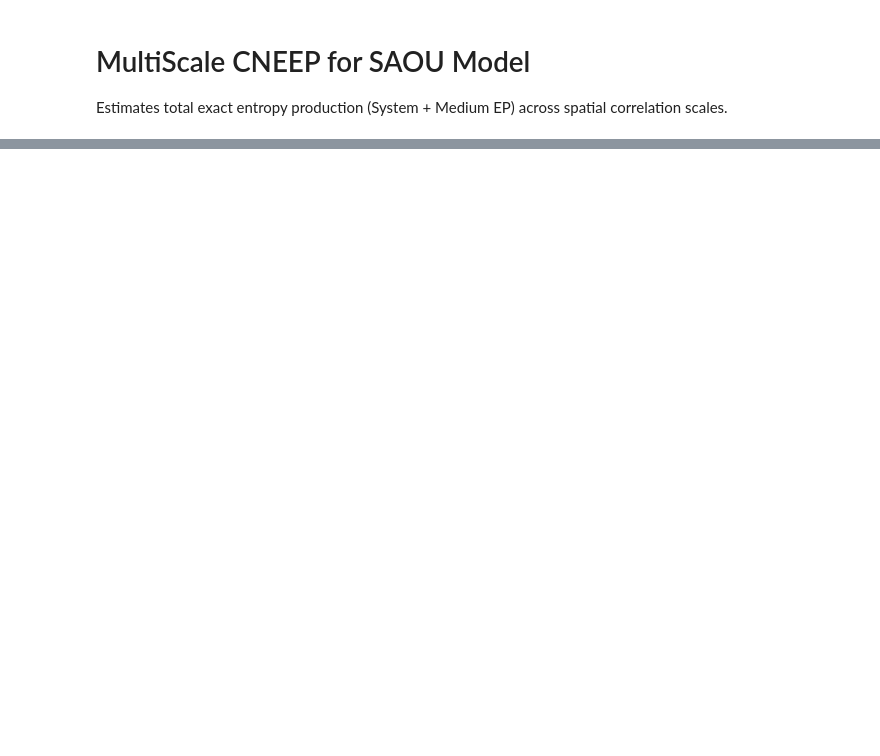
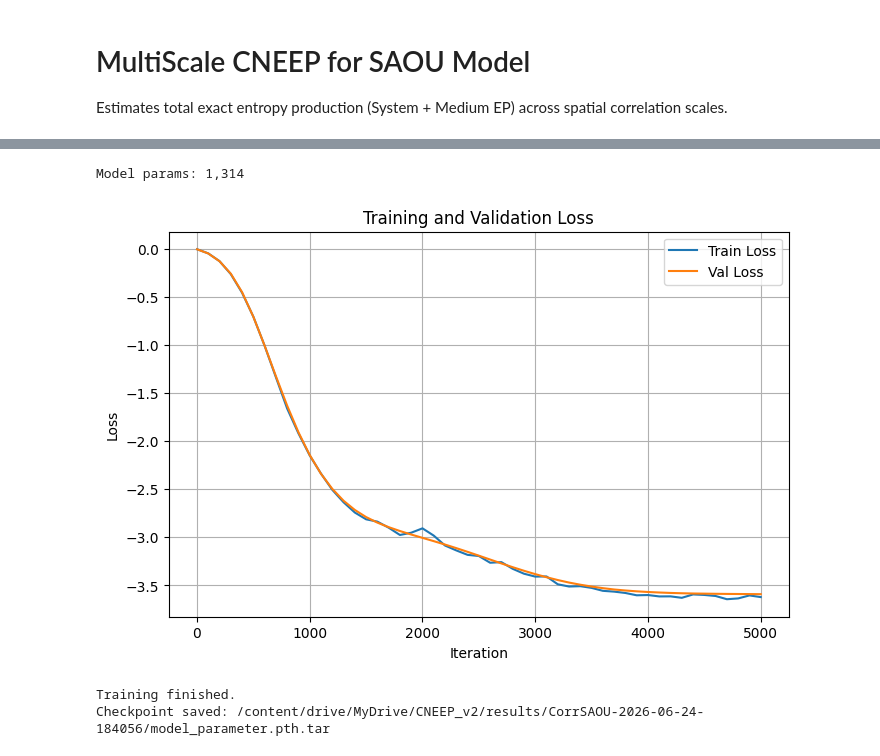
Before and after one commit to 2DHvN/CNEEP_v2, a Jupyter notebook: notebooks/Corr_SAOU.ipynb, the cells around one changed output, grey strips where cells are left out. Saved outputs shown, nothing was run; the diff lists cells and outputs as text; code cells hidden in the pictures; blank space fills up the shorter version.

```diff
--- a/notebooks/Corr_SAOU.ipynb
+++ b/notebooks/Corr_SAOU.ipynb
@@ -5,7 +20,7 @@ Estimates total exact entropy production (System + Medium EP) across spatial cor
 # %%
 import sys
 import os
-CNEEP_V2_ROOT = os.path.abspath('/home/user1/CNEEP_v2')
+CNEEP_V2_ROOT = os.path.abspath('/content/drive/MyDrive/CNEEP_v2')
 if CNEEP_V2_ROOT not in sys.path:
     sys.path.append(CNEEP_V2_ROOT)
 sys.path.append(os.path.join(CNEEP_V2_ROOT, 'data', 'SAOU'))
@@ -18,7 +33,7 @@ from utils.sampler import CartesianSeqSampler
 from tqdm import tqdm
 import matplotlib.pyplot as plt
 import joblib
-from saou_model import simulate, pathwise_total_epr_increment, build_shell_ops, make_annular_shells, irreversible_velocity_total, theoretical_epr_gram
+from saou_model import simulate, pathwise_total_epr_increment, build_shell_ops, make_annular_shells, irreversible_velocity_total, theoretical_epr_gram, theoretical_epr_gram_absolute
 # %%
 # Hyper parameters
 opt = Namespace()
@@ -136,13 +168,21 @@ from models.NEEP_Corr_2D import MultiScaleCNEEP2D
 from models.NEEP_Corr_2DF import MultiScaleCNEEP_2DF
 from models.NEEP_K_2D import MultiScaleK_2D
 from models.NEEP_K_2DF import MultiScaleK_2DF
-from livelossplot import PlotLosses
+from models.NEEP_K_2DF_TanhGain import MultiScaleK_2DF_TanhGain
+from models.NEEP_ShellForce_2D import MultiScaleShellForceCNEEP2D, MultiScaleShellForceCNEEP2D_Tanh
+from IPython.display import display
 
 mean = torch.mean(train_video, dim=(0, 1, 3, 4), keepdim=True)
 std = torch.std(train_video, dim=(0, 1, 3, 4), keepdim=True)
 transform = lambda x: (x - mean.to(x.device)) * opt.input_scalar / std.to(x.device)
 
-if opt.model_type == 'MultiScaleCNEEP2D':
+if opt.model_type == 'MultiScaleShellForceCNEEP2D_Tanh':
+    model = MultiScaleShellForceCNEEP2D_Tanh(opt).to(opt.device)
+elif opt.model_type == 'MultiScaleK_2DF_TanhGain':
+    model = MultiScaleK_2DF_TanhGain(opt).to(opt.device)
+elif opt.model_type == 'MultiScaleShellForceCNEEP2D':
+    model = MultiScaleShellForceCNEEP2D(opt).to(opt.device)
+elif opt.model_type == 'MultiScaleCNEEP2D':
     model = MultiScaleCNEEP2D(opt).to(opt.device)
 elif opt.model_type == 'MultiScaleCNEEP_2DF':
     model = MultiScaleCNEEP_2DF(opt).to(opt.device)
@@ -153,7 +193,7 @@ elif opt.model_type == 'MultiScaleK_2DF':
 else:
     raise ValueError(f'Unknown model_type: {opt.model_type}')
 
-optim = torch.optim.Adam(model.parameters(), opt.lr, weight_decay=opt.wd)
+optim = torch.optim.AdamW(model.parameters(), opt.lr, weight_decay=opt.wd)
 
 print(f'Model params: {sum(p.numel() for p in model.parameters()):,}')
 
@@ -163,10 +203,24 @@ val_sampler = CartesianSeqSampler(M_val, opt.L, opt.seq_len, opt.test_batch_size
 best_val_loss = float('inf')
 best_checkpoint_path = os.path.join(current_result_folder, 'best_model_parameter.pth.tar')
 
-liveloss = PlotLosses()
 smoothing = 0.5
 smooth_train_loss = None
 smooth_val_loss = None
+history_train_loss = []
+history_val_loss = []
+history_iters = []
+
+plt.ion()
+fig, ax = plt.subplots(figsize=(8, 5))
+line_train, = ax.plot([], [], label='Train Loss')
+line_val, = ax.plot([], [], label='Val Loss')
+ax.set_xlabel('Iteration')
+ax.set_ylabel('Loss')
+ax.set_title('Training and Validation Loss')
+ax.legend()
+ax.grid(True)
+display_handle = display(fig, display_id=True)
+plt.close(fig)
 
 for it in tqdm(range(1, opt.n_iter + 1)):
     model.train()
@@ -177,7 +231,6 @@ for it in tqdm(range(1, opt.n_iter + 1)):
 
     J_all = model(x) / opt.scalar
     ep_density = J_all.sum(dim=1)
-    ent_production = ep_density * (saou_kwargs['L']**2)
 
     optim.zero_grad()
     if opt.alpha == 0:
@@ -201,40 +254,52 @@ for it in tqdm(range(1, opt.n_iter + 1)):
                 vx = transform(torch.stack(vslices, dim=1).float().to(opt.device))
                 vJ = model(vx) / opt.scalar
                 v_ep_density = vJ.sum(dim=1)
-                v_ep = v_ep_density * (saou_kwargs['L']**2)
                 if opt.alpha == 0:
                     vloss = (- v_ep_density + (torch.exp(-v_ep_density) - 1)).sum().item()
                 else:
                     vloss = (- (torch.exp(opt.alpha * v_ep_density) - 1) / opt.alpha
                             + (torch.exp(-(1 + opt.alpha) * v_ep_density) - 1) / (1 + opt.alpha)).sum().item()
                 val_loss_acc += vloss
                 n_val += vx.shape[0]
 
         avg_val = val_loss_acc / n_val
 
         # Save checkpoint
         state = {
             'settings': opt.__dict__,
             'state_dict': model.state_dict(),
             'optimizer': optim.state_dict(),
             'iteration': it,
         }
         torch.save(state, current_checkpoint_path)
 
         if avg_val < best_val_loss:
             best_val_loss = avg_val
             torch.save(state, best_checkpoint_path)
 
         if smooth_train_loss is None:
             smooth_train_loss = loss.item()
             smooth_val_loss = avg_val
         else:
             smooth_train_loss = smoothing * smooth_train_loss + (1 - smoothing) * loss.item()
             smooth_val_loss = smoothing * smooth_val_loss + (1 - smoothing) * avg_val
-        liveloss.update({'train_loss': smooth_train_loss, 'val_loss': smooth_val_loss})
-        liveloss.send()
+
+        history_train_loss.append(smooth_train_loss)
+        history_val_loss.append(smooth_val_loss)
+        history_iters.append(it)
+
+        line_train.set_data(history_iters, history_train_loss)
+        line_val.set_data(history_iters, history_val_loss)
+        ax.relim()
+        ax.autoscale_view()
+        display_handle.update(fig)
 print('Training finished.')
 print(f'Checkpoint saved: {current_checkpoint_path}')
+# %% [output]
+Model params: 1,314
+[figure, added]
+Training finished.
+Checkpoint saved: /content/drive/MyDrive/CNEEP_v2/results/CorrSAOU-2026-06-24-184056/model_parameter.pth.tar
 # %%
 # Load the Best or Final model
 load_best = True  # Set to False to load the model from the final iteration
```
Also changed, not shown: parts of 11 cells of this notebook, 12 other files.
